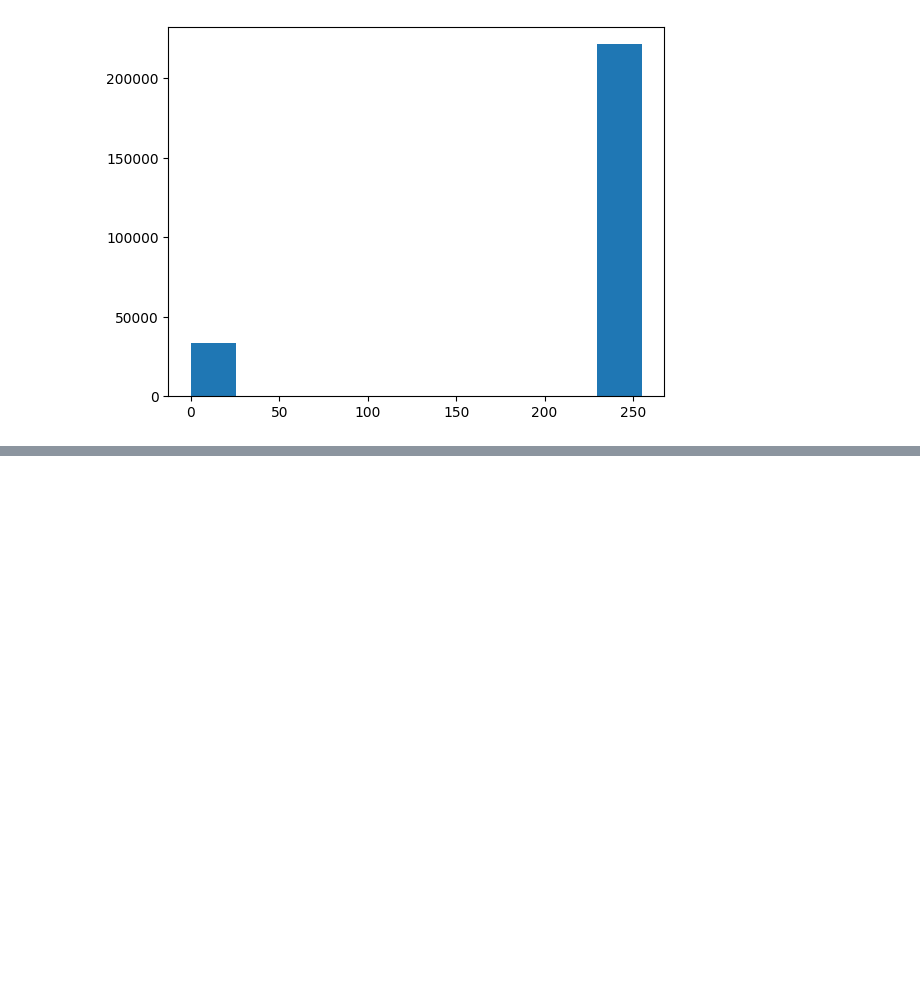
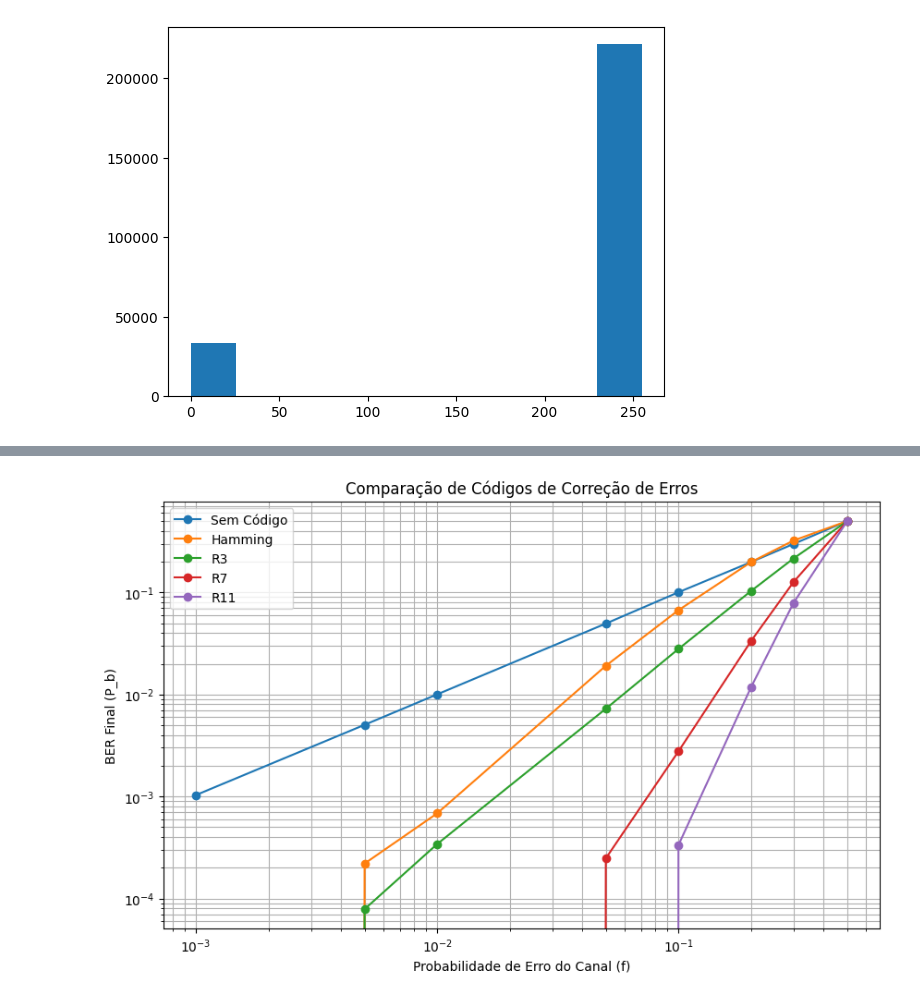
Before and after one commit to teixeira2308/Lab1_CSM, a Jupyter notebook: lab1.ipynb, the cells around one changed output, grey strips where cells are left out. Drawn from its saved outputs; the diff is of its cells as text; code cells hidden in the pictures; blank space fills up the shorter version.

```diff
--- a/lab1.ipynb
+++ b/lab1.ipynb
@@ -425,0 +436,97 @@ plt.hist(y_img.ravel())
+# %%
+def aplicar_ruido(bits, f):
+    ruido = (np.random.rand(len(bits)) < f).astype(np.uint8)
+    return np.bitwise_xor(bits, ruido)
+
+def calcular_ber(original, recuperado):
+    return np.mean(original != recuperado)
+
+#Matriz Geradora Transporta (G^T) - Slide 26
+GT = np.array([
+    [1, 0, 0, 0],
+    [0, 1, 0, 0],
+    [0, 0, 1, 0],
+    [0, 0, 0, 1],
+    [1, 1, 1, 0], #t5
+    [0, 1, 1, 1], #t6
+    [1, 0, 1, 1] #t7
+], dtype=np.uint8)
+
+#Matriz de Paridade (H) - Slide 36
+H = np.array([
+    [1, 1, 1, 0, 1, 0, 0],
+    [0, 1, 1, 1, 0, 1, 0],
+    [1, 0, 1, 1, 0, 0, 1]
+], dtype=np.uint8)
+
+#Tabela de Síndromes para correção - Slide 33
+#Mapeia a síndrome (convertida para string) ao bit a inverter
+tabela_sindromes = {
+    (0, 0, 0): None,
+    (1, 0, 1): 0,
+    (1, 1, 0): 1,
+    (1, 1, 1): 2,
+    (0, 1, 1): 3,
+    (1, 0, 0): 4,
+    (0, 1, 0): 5,
+    (0, 0, 1): 6
+}
+
+def pipeline_hamming(bits_originais, f):
+    # Padding para ser múltiplo de 4
+    pad = (4 - len(bits_originais) % 4) % 4
+    bits = np.pad(bits_originais, (0, pad))
+
+    # Codificar
+    blocos = bits.reshape(-1, 4)
+    codificado = (blocos @ GT.T) % 2
+
+    # Canal
+    recebido = aplicar_ruido(codificado.flatten(), f).reshape(-1, 7)
+
+    # Descodificar e Corrigir
+    corrigido = []
+    for r in recebido:
+        sindrome = tuple((H @ r) % 2)
+        idx = tabela_sindromes.get(sindrome)
+        if idx is not None: r[idx] = 1 - r[idx]
+        corrigido.append(r[:4])
+
+    res = np.array(corrigido).flatten()
+    return res[:len(bits_originais)]
+
+f_values = [0.001, 0.005, 0.01, 0.05, 0.1, 0.2, 0.3, 0.5]
+N_repeticao = [3, 7, 11] #Exemplos de N
+bits_fonte = y_img.flatten() // 255
+
+resultados = {"Sem Código": [], "Hamming": []}
+for n in N_repeticao: resultados[f"R{n}"] = []
+
+for f in f_values:
+    #1. Sem código
+    ruidoso = aplicar_ruido(bits_fonte, f)
+    resultados["Sem Código"].append(calcular_ber(bits_fonte, ruidoso))
+
+    #2. Repetição
+    for n in N_repeticao:
+        cod = np.repeat(bits_fonte, n)
+        rec = (np.mean(aplicar_ruido(cod, f).reshape(-1, n), axis=1) > 0.5).astype(np.uint8)
+        resultados[f"R{n}"].append(calcular_ber(bits_fonte, rec))
+
+    #3. Hamming
+    rec_h = pipeline_hamming(bits_fonte, f)
+    resultados["Hamming"].append(calcular_ber(bits_fonte, rec_h))
+
+# --- Gráfico de Performance (Slide 39/41) ---
+plt.figure(figsize=(10, 6))
+for label, data in resultados.items():
+    plt.loglog(f_values, data, marker='o', label=label)
+
+plt.xlabel('Probabilidade de Erro do Canal (f)')
+plt.ylabel('BER Final (P_b)')
+plt.title('Comparação de Códigos de Correção de Erros')
+plt.grid(True, which="both", ls="-")
+plt.legend()
+plt.show()
+# %% [output]
+[figure, added]
```
Also changed, not shown: parts of 6 cells of this notebook, 1 other file.
